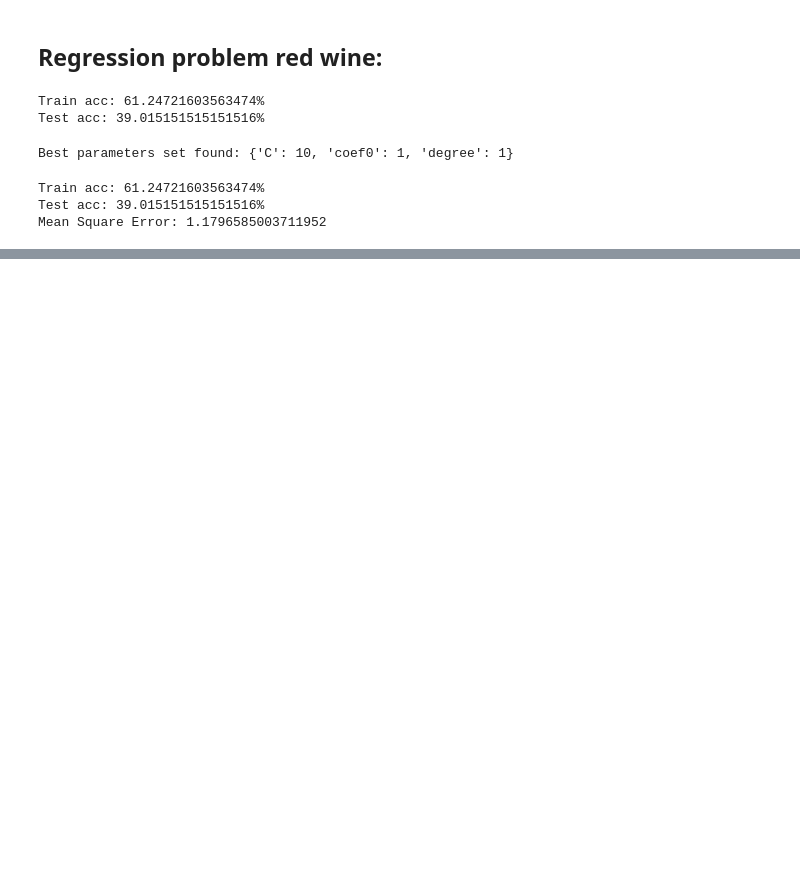
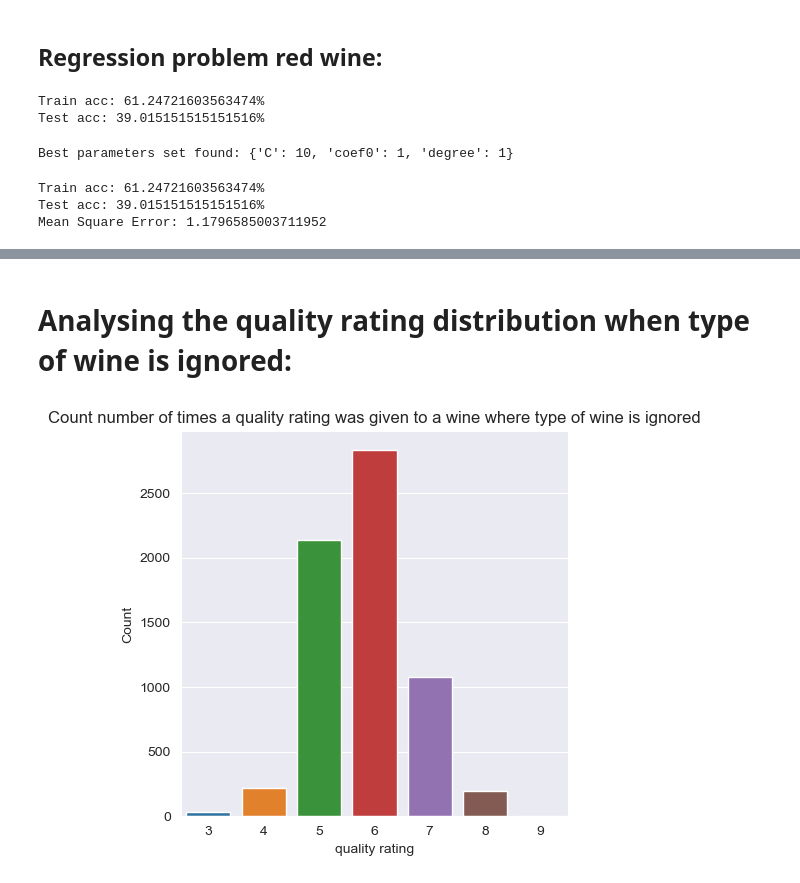
Before and after one commit to craig-lilley/Wine_Project, a Jupyter notebook: Wine Project/wineproject.ipynb, the cells around one changed output, grey strips where cells are left out. Saved outputs shown, nothing was run; the diff lists cells and outputs as text; code cells hidden in the pictures; blank space fills up the shorter version.

Commit message:
quality distribution ignoring wine type added. more exp limitations added.

```diff
--- a/Wine Project/wineproject.ipynb
+++ b/Wine Project/wineproject.ipynb
@@ -916,0 +921,14 @@ Mean Square Error: 1.1796585003711952
+# %% [markdown]
+# Analysing the quality rating distribution when type of wine is ignored:
+# %%
+combine_dataset = pd.concat([white_dataset, red_dataset])
+
+plt.figure(figsize = (5,5))
+sns.countplot(x = "quality", data = combine_dataset)
+plt.title("Count number of times a quality rating was given to a wine where type of wine is ignored")
+plt.xlabel("quality rating")
+plt.ylabel("Count")
+plt.show()
+plt.close()
+# %% [output]
+[figure, added]
```
Also changed, not shown: parts of 4 cells of this notebook.
